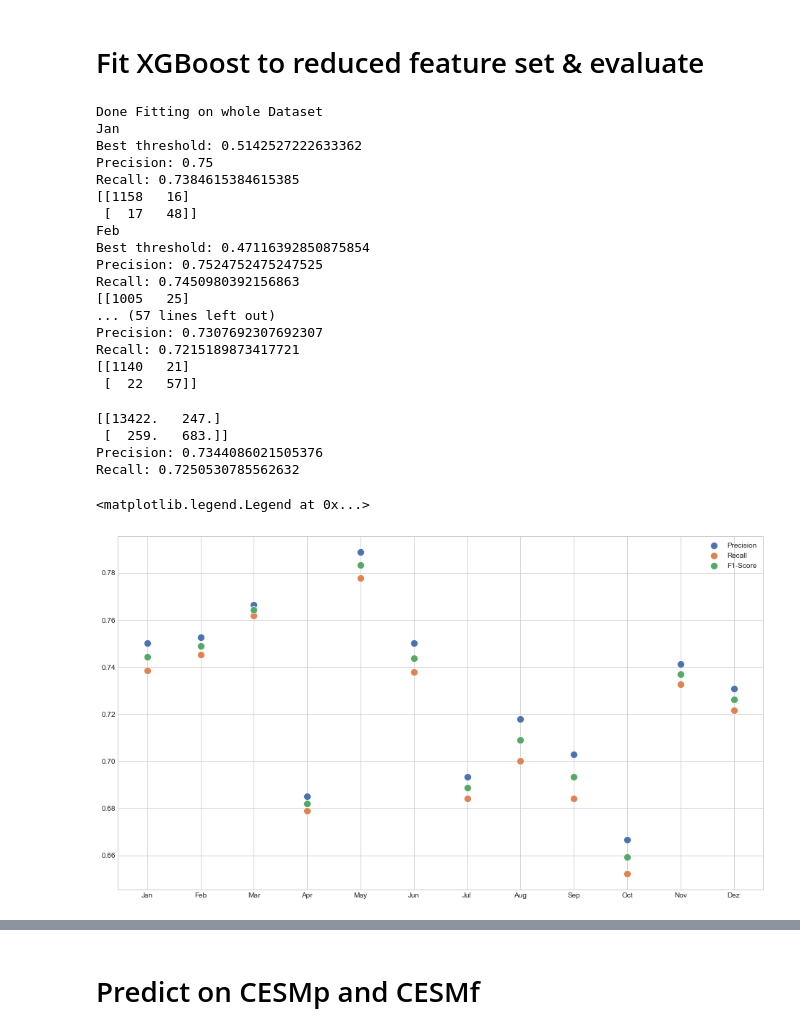
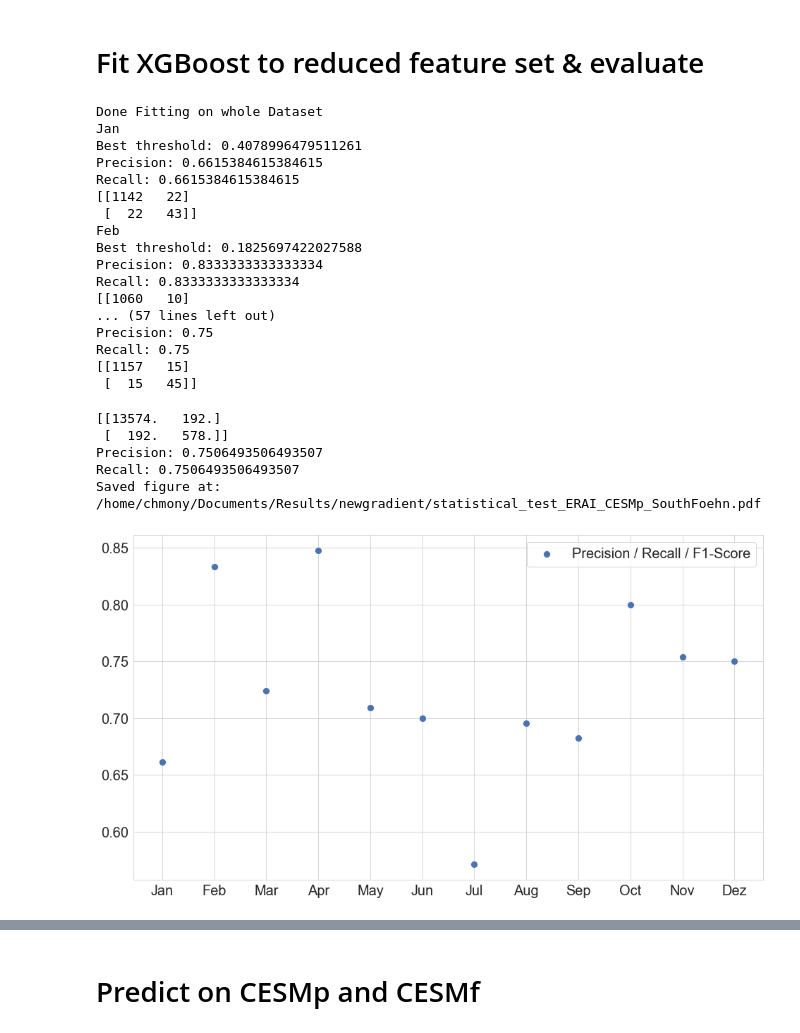
Before and after one commit to ch-mon/foehn-development, a Jupyter notebook: train_model_on_ERAI_and_predict_on_CESM.ipynb, the cells around one changed output, grey strips where cells are left out. Cells and saved outputs as stored; diff of their text form; code cells hidden in the pictures.

```diff
--- a/train_model_on_ERAI_and_predict_on_CESM.ipynb
+++ b/train_model_on_ERAI_and_predict_on_CESM.ipynb
@@ -311,7 +311,7 @@ model_xg = xgb.XGBClassifier(
                     reg_lambda=1.0,
                     n_estimators=200,
                     verbosity=2,
-                    nthread=20,
+                    nthread=30,
                     scale_pos_weight=20.0,
                     base_score=0.2,
                     seed=1337,
@@ -555,7 +575,7 @@ df_CESMf_reduced_features_scaled["ensemble"] = df_CESMf_reduced_features["ensemb
 def sigmoid(x):
     return 1 / (1 + np.exp(-x))
 
-def custom_loss(predt: np.ndarray, dtrain: xgb.DMatrix, ERA_len, CESM_len, alpha=30000):
+def custom_loss(predt: np.ndarray, dtrain: xgb.DMatrix, ERA_len, CESM_len, alpha=5000):
     y = dtrain.get_label()[:ERA_len]
 
     pred = sigmoid(predt)
@@ -597,8 +617,6 @@ def custom_loss(predt: np.ndarray, dtrain: xgb.DMatrix, ERA_len, CESM_len, alpha
 
 #     return -np.square(np.mean(CESMp_predictions)-np.mean(foehn_truth))
 # %%
-monthly_models = 1
-
 params = {'max_depth': 4, 'learning_rate': 0.2, "reg_alpha":1, "reg_lambda":10, "n_jobs": 25,"verbosity":1, "seed": 0}
 
 models_retrained_list, thresholds_list = [], []
@@ -656,7 +674,7 @@ for month in range(1,12+1):
     # Calculate metrics on test set & identify best threshold
     precisions, recalls, thresholds = precision_recall_curve(df_ERA_reduced_features_scaled.loc[test_mask_month, "Foehn"],
                                                              df_ERA_reduced_features_scaled.loc[test_mask_month, "prediction_proba"])
-    best_threshold_ERA = thresholds[np.argmin(abs(precisions-recalls))]
+    best_threshold_ERA = thresholds[np.argmin(abs(precisions-recalls))-1]
     thresholds_list.append(best_threshold_ERA)
 
     # Make final prediciton for ERA
@@ -681,7 +699,7 @@ for month in range(1,12+1):
     #display(importances_month.head(10))
 
 
-    for row in importances_month.head(10).iterrows():
+    for row in importances_month.head(30).iterrows():
         if row[0] in most_important_features.keys():
             most_important_features[row[0]] += row[1][0]
         else:
@@ -691,38 +709,48 @@ for month in range(1,12+1):
 # %% [output]
 Done Fitting on whole Dataset
 Jan
-Best threshold: 0.5142527222633362
+Best threshold: 0.4078996479511261
+Precision: 0.6615384615384615
+Recall: 0.6615384615384615
+[[1142   22]
+ [  22   43]]
+Feb
+Best threshold: 0.1825697422027588
+Precision: 0.8333333333333334
+Recall: 0.8333333333333334
+[[1060   10]
+... (57 lines left out)
 Precision: 0.75
-Recall: 0.7384615384615385
-[[1158   16]
- [  17   48]]
-Feb
-Best threshold: 0.47116392850875854
-Precision: 0.7524752475247525
-Recall: 0.7450980392156863
-[[1005   25]
-... (57 lines left out)
-Precision: 0.7307692307692307
-Recall: 0.7215189873417721
-[[1140   21]
- [  22   57]]
+Recall: 0.75
+[[1157   15]
+ [  15   45]]
+# %%
+def save_figure(name):
+    plt.savefig(f'/home/chmony/Documents/Results/newgradient/{name}.pdf', bbox_inches='tight', dpi=200)
+    print(f'Saved figure at: /home/chmony/Documents/Results/newgradient/{name}.pdf')
+
+foehn_type={"ALT": "SouthFoehn", "LUG": "NorthFoehn"}
 # %%
+plt.rcParams.update({'font.size': 20})
+
 print(total_confusion_matrix)
 print(f'Precision: {total_confusion_matrix[1,1]/total_confusion_matrix[:,1].sum()}')
 print(f'Recall: {total_confusion_matrix[1,1]/total_confusion_matrix[1,:].sum()}')
 
 plt.figure(figsize=(16,9))
-sns.scatterplot(MONTH_NAMES, precision_scores, s=100)
-sns.scatterplot(MONTH_NAMES, recall_scores, s=100)
-sns.scatterplot(MONTH_NAMES, f1_scores, s=100)
-plt.legend(["Precision", "Recall", "F1-Score"])
+sns.scatterplot(MONTH_NAMES, np.array(precision_scores), s=100, alpha=1, marker="o")
+# sns.scatterplot(MONTH_NAMES, np.array(recall_scores)-0.002, s=100, alpha=1)
+# sns.scatterplot(MONTH_NAMES, np.array(f1_scores), s=100, alpha=1)
+plt.legend(["Precision / Recall / F1-Score"])
+
+save_figure(f"statistical_test_ERAI_CESMp_{foehn_type[location]}")
 # %% [output]
-[[13422.   247.]
- [  259.   683.]]
-Precision: 0.7344086021505376
-Recall: 0.7250530785562632
+[[13574.   192.]
+ [  192.   578.]]
+Precision: 0.7506493506493507
+Recall: 0.7506493506493507
+Saved figure at: /home/chmony/Documents/Results/newgradient/statistical_test_ERAI_CESMp_SouthFoehn.pdf
-<matplotlib.legend.Legend at 0x...>
-[figure, old version]
+[figure, new version]
 # %%
 print(total_confusion_matrix)
 print(f'Precision: {total_confusion_matrix[1,1]/total_confusion_matrix[:,1].sum()}')
```
Also changed, not shown: parts of 16 cells of this notebook, 3 other files.
